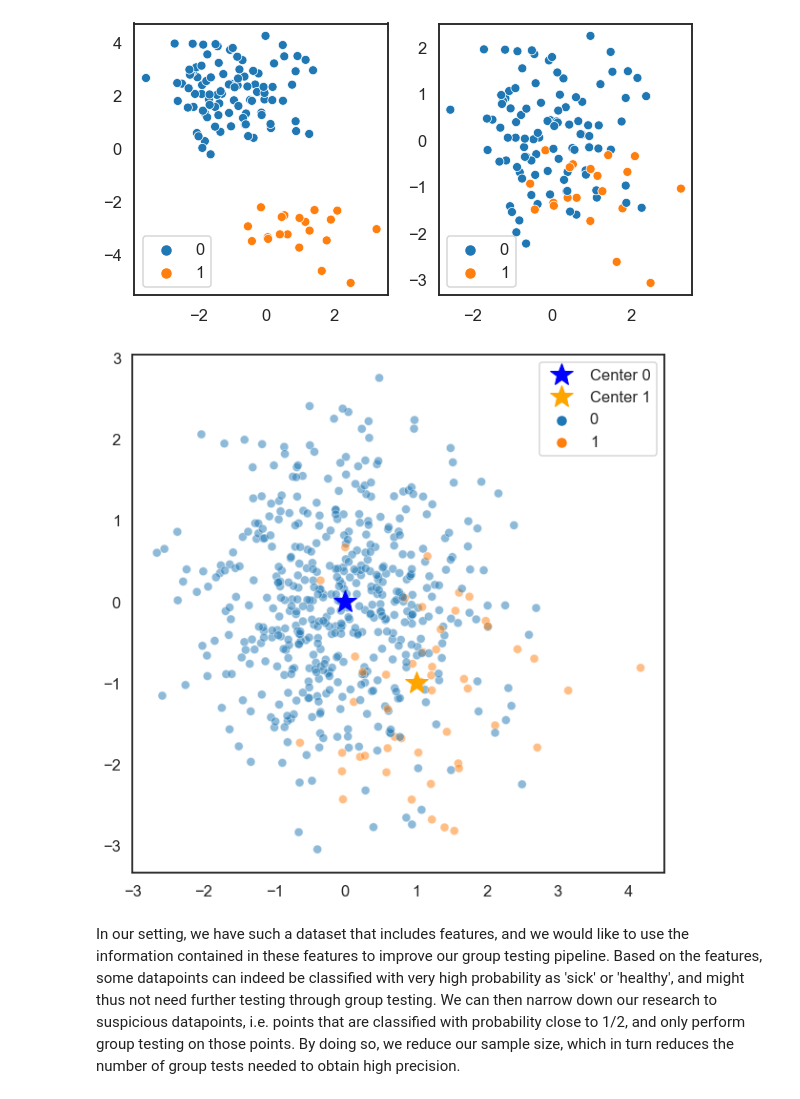
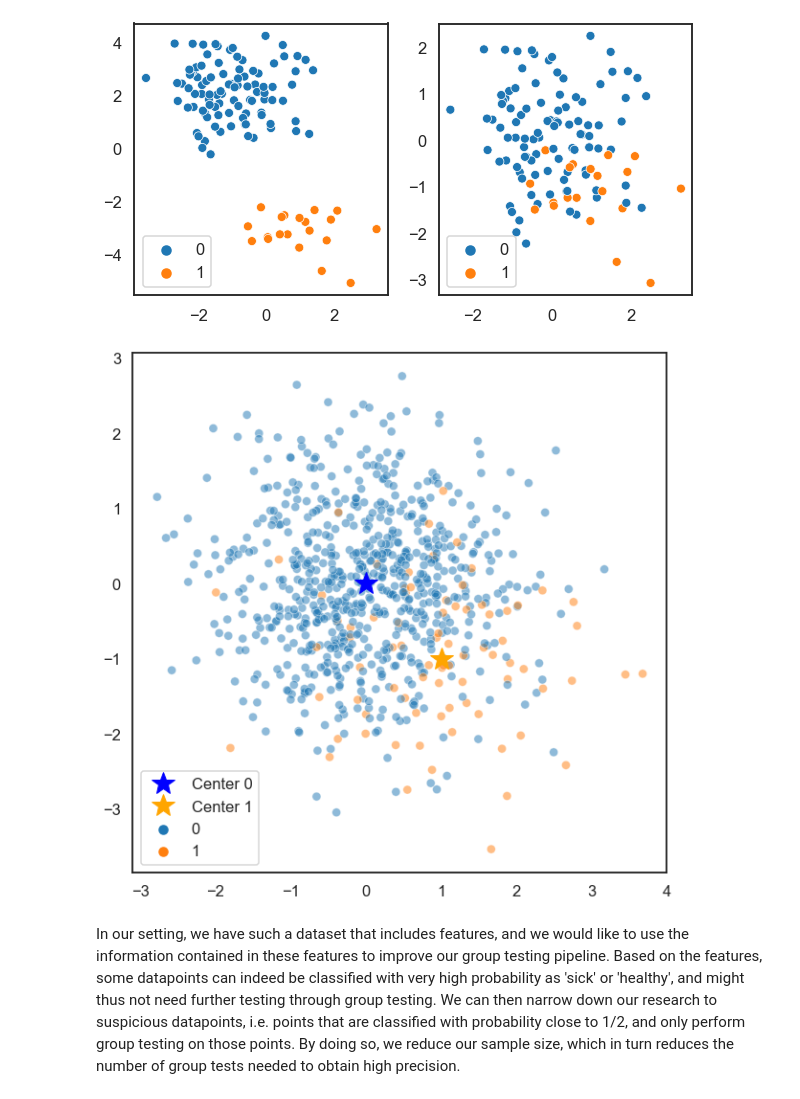
Before and after one commit to LinusBleistein/Group-testing-with-knowledge, a Jupyter notebook: Tests.ipynb, the cells around one changed output. Drawn from its saved outputs; the diff is of its cells as text; code cells hidden in the pictures.

```diff
--- a/Tests.ipynb
+++ b/Tests.ipynb
@@ -263,25 +263,25 @@ plt.show()
 # %%
 from sklearn.model_selection import train_test_split
 from sklearn.linear_model import LogisticRegression
 from sklearn import preprocessing
 from sklearn.datasets import make_blobs
 
 sns.set_context('talk')
 sns.set_style('white')
 
-X, y = make_blobs(n_samples=[500,50], n_features=2,
+X, y = make_blobs(n_samples=[700,80], n_features=2,
                   random_state=0, centers=np.array([[0,0],[1,-1]]))
 
 f,ax=plt.subplots(figsize=(10,10))
 
 sns.scatterplot(X[:,0],X[:,1],hue=y,alpha=0.5)
 plt.plot(0,0,marker='*',markersize=25,c='blue',linestyle='',label='Center 0')
 plt.plot(1,-1,marker='*',markersize=25,c='orange',linestyle='',label='Center 1')
 plt.legend()
 #plt.savefig('toy1data.pdf')
 plt.show()
 # %% [output]
-[figure, old version]
+[figure, new version]
 # %% [markdown]
 In our setting, we have such a dataset that includes features, and we would like to use the information contained in these features to improve our group testing pipeline. Based on the features, some datapoints can indeed be classified with very high probability as 'sick' or 'healthy', and might thus not need further testing through group testing. We can then narrow down our research to suspicious datapoints, i.e. points that are classified with probability close to 1/2, and only perform group testing on those points. By doing so, we reduce our sample size, which in turn reduces the number of group tests needed to obtain high precision.
 # %% [markdown]
```
Also changed, not shown: parts of 18 cells of this notebook, 1 other file.
